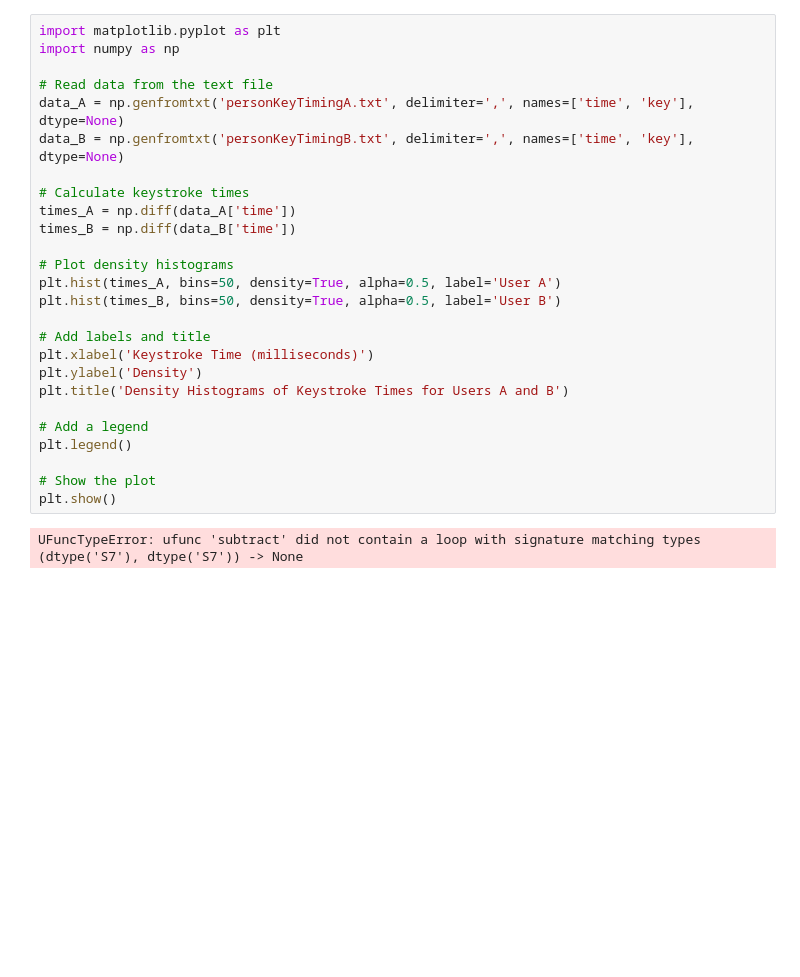
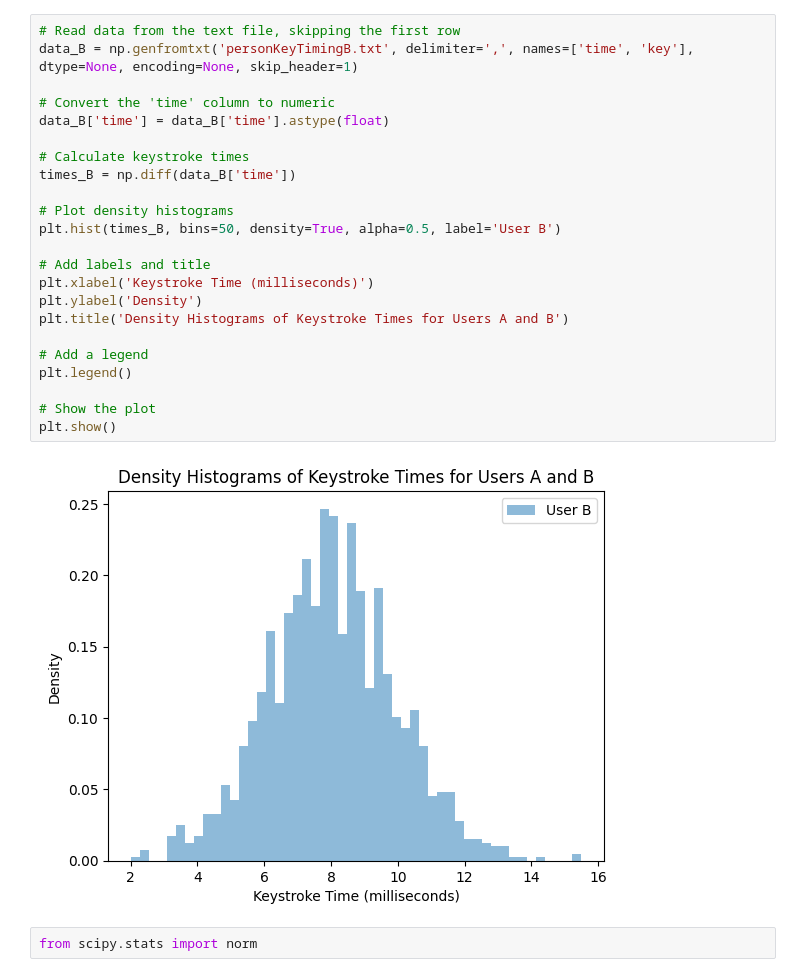
Before and after one commit to AtishaySG25/APS_AIML, a Jupyter notebook: CodingProblemSet3/AtishaySG_231057006_CodingProblemSet3.ipynb, the cells around one changed output. Drawn from its saved outputs; the diff is of its cells as text; blank space fills up the shorter version.

```diff
--- a/CodingProblemSet3/AtishaySG_231057006_CodingProblemSet3.ipynb
+++ b/CodingProblemSet3/AtishaySG_231057006_CodingProblemSet3.ipynb
@@ -1,28 +29,27 @@
 # %%
-import matplotlib.pyplot as plt
-import numpy as np
+# Read data from the text file, skipping the first row
+data_B = np.genfromtxt('personKeyTimingB.txt', delimiter=',', names=['time', 'key'], dtype=None, encoding=None, skip_header=1)
 
-# Read data from the text file
-data_A = np.genfromtxt('personKeyTimingA.txt', delimiter=',', names=['time', 'key'], dtype=None)
-data_B = np.genfromtxt('personKeyTimingB.txt', delimiter=',', names=['time', 'key'], dtype=None)
+# Convert the 'time' column to numeric
+data_B['time'] = data_B['time'].astype(float)
 
 # Calculate keystroke times
-times_A = np.diff(data_A['time'])
 times_B = np.diff(data_B['time'])
 
 # Plot density histograms
-plt.hist(times_A, bins=50, density=True, alpha=0.5, label='User A')
 plt.hist(times_B, bins=50, density=True, alpha=0.5, label='User B')
 
 # Add labels and title
 plt.xlabel('Keystroke Time (milliseconds)')
 plt.ylabel('Density')
 plt.title('Density Histograms of Keystroke Times for Users A and B')
 
 # Add a legend
 plt.legend()
 
 # Show the plot
 plt.show()
 # %% [output]
-UFuncTypeError: ufunc 'subtract' did not contain a loop with signature matching types (dtype('S7'), dtype('S7')) -> None
+[figure, added]
+# %%
+from scipy.stats import norm
```
Also changed, not shown: parts of 5 cells of this notebook.
